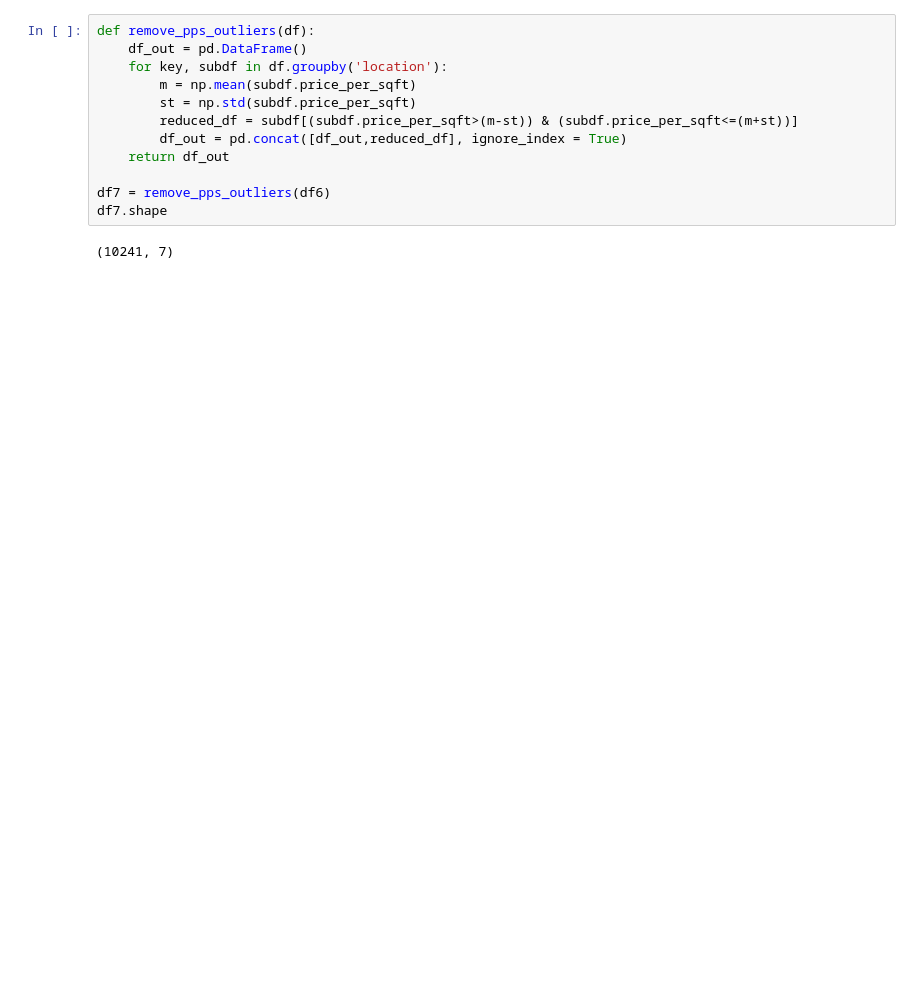
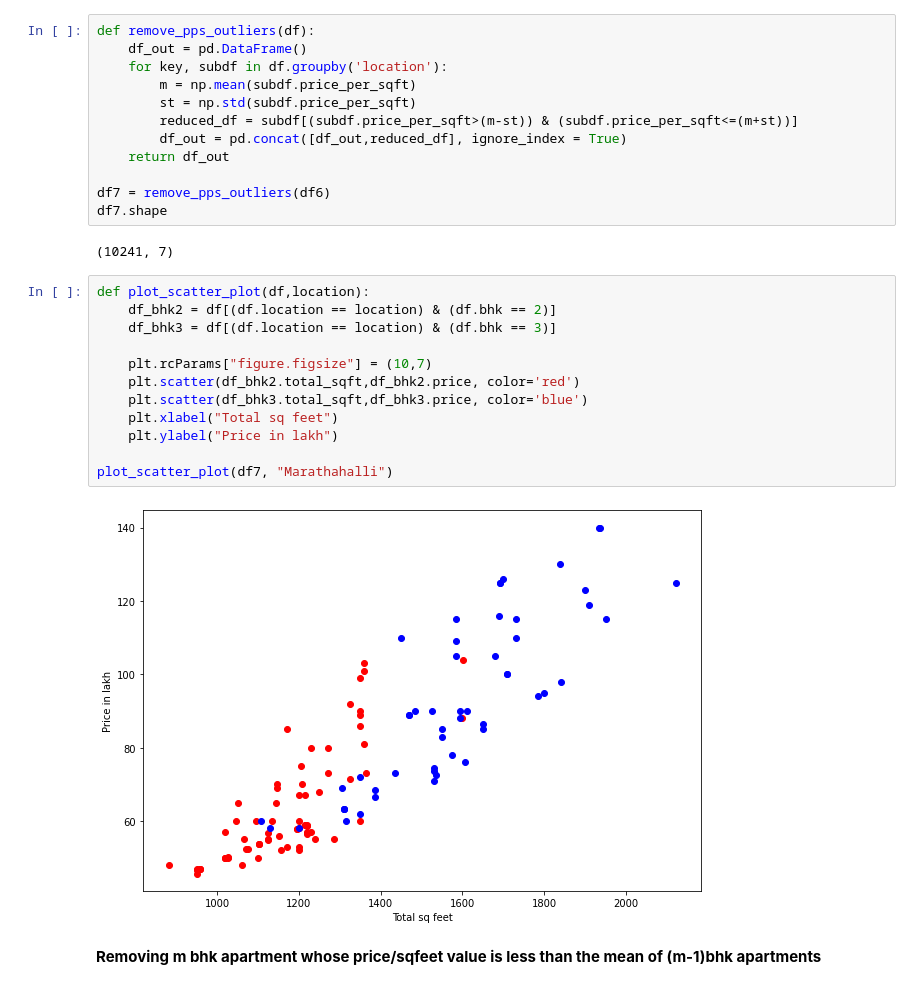
Before and after one commit to Bandhan-singh-katoch/Predict_home_price_prj_ML, a Jupyter notebook: predict-home-price-project.ipynb, the cells around one changed output. Saved outputs shown, nothing was run; the diff lists cells and outputs as text; blank space fills up the shorter version.

Commit message:
Kaggle Notebook | Predict Home Price Project | Version 3

```diff
--- a/predict-home-price-project.ipynb
+++ b/predict-home-price-project.ipynb
@@ -269,3 +281,19 @@ df7 = remove_pps_outliers(df6)
 df7.shape
 # %% [output]
 (10241, 7)
+# %%
+def plot_scatter_plot(df,location):
+    df_bhk2 = df[(df.location == location) & (df.bhk == 2)]
+    df_bhk3 = df[(df.location == location) & (df.bhk == 3)]
+
+    plt.rcParams["figure.figsize"] = (10,7)
+    plt.scatter(df_bhk2.total_sqft,df_bhk2.price, color='red')
+    plt.scatter(df_bhk3.total_sqft,df_bhk3.price, color='blue')
+    plt.xlabel("Total sq feet")
+    plt.ylabel("Price in lakh")
+
+plot_scatter_plot(df7, "Marathahalli")
+# %% [output]
+[figure, added]
+# %% [markdown]
+**Removing m bhk apartment whose price/sqfeet value is less than the mean of (m-1)bhk apartments**
```
Also changed, not shown: parts of 2 cells of this notebook.
